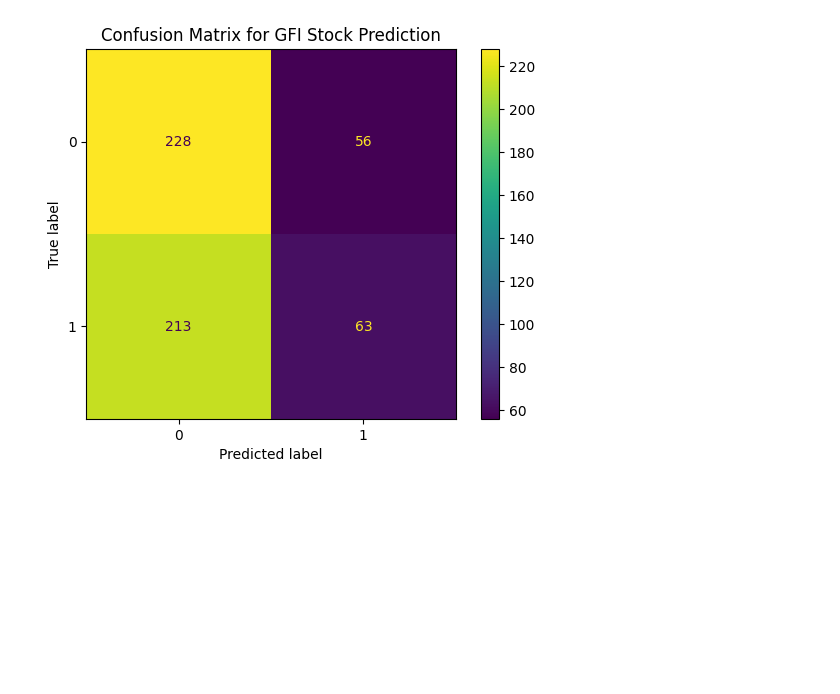
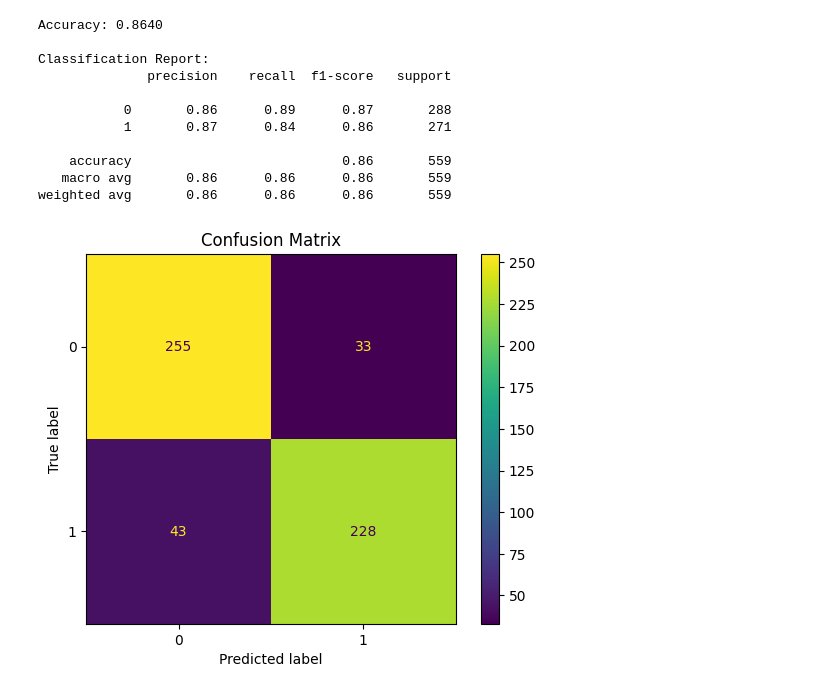
Before and after one commit to Deleon57/EDAR-Data, a Jupyter notebook: KNN.ipynb, the cells around one changed output. Drawn from its saved outputs; the diff is of its cells as text; code cells hidden in the pictures; blank space fills up the shorter version.

```diff
--- a/KNN.ipynb
+++ b/KNN.ipynb
@@ -68,0 +119,3 @@ display(gfi_close.head())
+# %%
+df['Target'] = (df['Daily Return'] > 0).astype(int)
+display(df.head())
@@ -69,9 +134,9 @@ display(gfi_close.head())
 # %%
-X = gfi_close[['GFI.JO']]
-y = gfi_close['Target']
-
+X = df.drop('Target', axis=1)
+y = df['Target']
 X_train, X_test, y_train, y_test = train_test_split(X, y, test_size=0.2, random_state=42)
-
-print("Training set shape:", X_train.shape, y_train.shape)
-print("Testing set shape:", X_test.shape, y_test.shape)
+display(X_train.head())
+display(X_test.head())
+display(y_train.head())
+display(y_test.head())
 # %% [output]
@@ -89,0 +179,10 @@ Testing set scaled shape: (560, 1)
+# %%
+scaler = StandardScaler()
+X_train_scaled = scaler.fit_transform(X_train)
+X_test_scaled = scaler.transform(X_test)
+
+X_train = pd.DataFrame(X_train_scaled, columns=X_train.columns, index=X_train.index)
+X_test = pd.DataFrame(X_test_scaled, columns=X_test.columns, index=X_test.index)
+
+display(X_train.head())
+display(X_test.head())
@@ -90,4 +210,4 @@ Testing set scaled shape: (560, 1)
 # %%
-knn = KNeighborsClassifier(n_neighbors=2) # ADJUST NEEAREST NEIGHBOURS HERE
-knn.fit(X_train_scaled, y_train)
+knn = KNeighborsClassifier(n_neighbors=5)
+knn.fit(X_train, y_train)
 # %% [output]
@@ -97,8 +217,29 @@ y_pred = knn.predict(X_test_scaled)
 # %%
+from sklearn.metrics import accuracy_score
+
+y_pred = knn.predict(X_test)
+
+accuracy = accuracy_score(y_test, y_pred)
+print(f'Accuracy: {accuracy:.4f}')
+
+print('\nClassification Report:')
+print(classification_report(y_test, y_pred))
+
 cm = confusion_matrix(y_test, y_pred)
 disp = ConfusionMatrixDisplay(confusion_matrix=cm, display_labels=knn.classes_)
 disp.plot()
-plt.title('Confusion Matrix for GFI Stock Prediction')
+plt.title('Confusion Matrix')
 plt.show()
 # %% [output]
+Accuracy: 0.8640
+
+Classification Report:
+              precision    recall  f1-score   support
+
+           0       0.86      0.89      0.87       288
+           1       0.87      0.84      0.86       271
+
+    accuracy                           0.86       559
+   macro avg       0.86      0.86      0.86       559
+weighted avg       0.86      0.86      0.86       559
-[figure, old version]
+[figure, new version]
```
Also changed, not shown: parts of 24 cells of this notebook.
